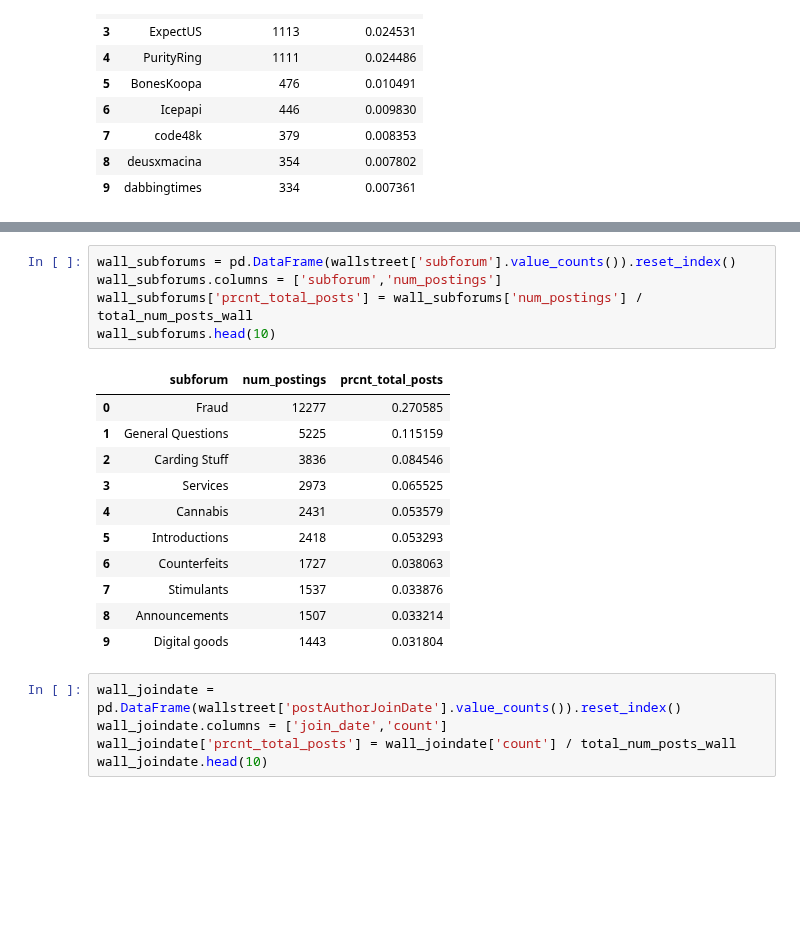
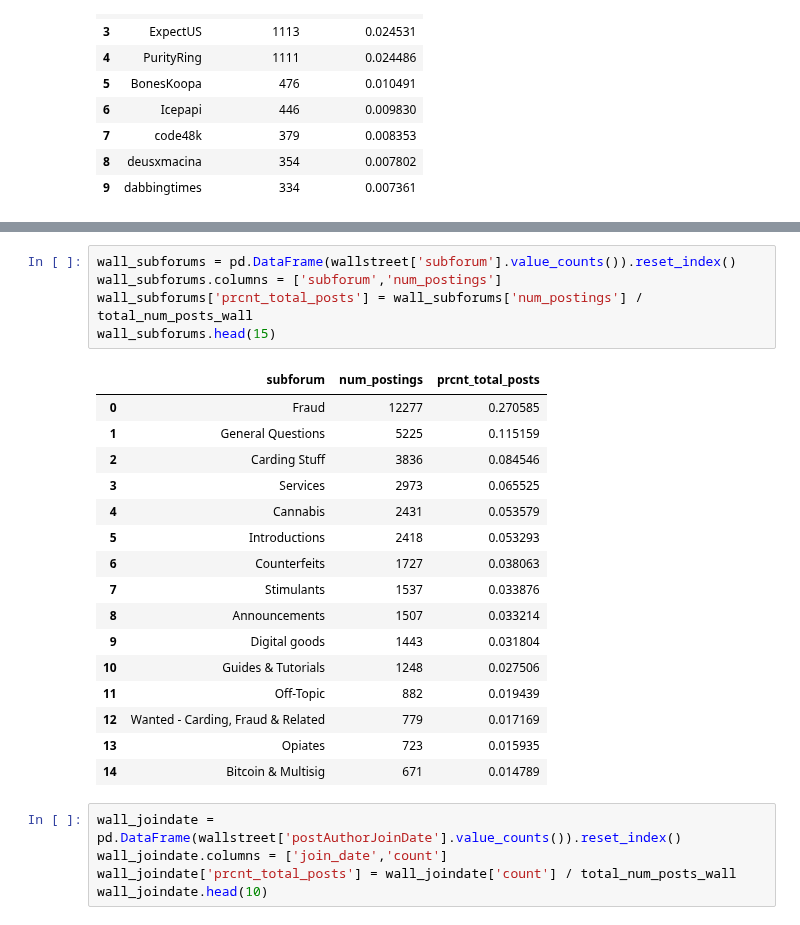
Before and after one commit to Morgan-Sell/darknet-economics, a Jupyter notebook: wallstreet_feat_eng_eda.ipynb, the cells around one changed output, grey strips where cells are left out. Saved outputs shown, nothing was run; the diff lists cells and outputs as text; blank space fills up the shorter version.

```diff
--- a/wallstreet_feat_eng_eda.ipynb
+++ b/wallstreet_feat_eng_eda.ipynb
@@ -228,20 +228,25 @@ wall_threads.head(10)
 # %%
 wall_subforums = pd.DataFrame(wallstreet['subforum'].value_counts()).reset_index()
 wall_subforums.columns = ['subforum','num_postings']
 wall_subforums['prcnt_total_posts'] = wall_subforums['num_postings'] / total_num_posts_wall
-wall_subforums.head(10)
+wall_subforums.head(15)
 # %% [output]
 |  | subforum | num_postings | prcnt_total_posts |
 | 0 | Fraud | 12277 | 0.270585 |
 | 1 | General Questions | 5225 | 0.115159 |
 | 2 | Carding Stuff | 3836 | 0.084546 |
 | 3 | Services | 2973 | 0.065525 |
 | 4 | Cannabis | 2431 | 0.053579 |
 | 5 | Introductions | 2418 | 0.053293 |
 | 6 | Counterfeits | 1727 | 0.038063 |
 | 7 | Stimulants | 1537 | 0.033876 |
 | 8 | Announcements | 1507 | 0.033214 |
 | 9 | Digital goods | 1443 | 0.031804 |
+| 10 | Guides & Tutorials | 1248 | 0.027506 |
+| 11 | Off-Topic | 882 | 0.019439 |
+| 12 | Wanted - Carding, Fraud & Related | 779 | 0.017169 |
+| 13 | Opiates | 723 | 0.015935 |
+| 14 | Bitcoin & Multisig | 671 | 0.014789 |
 # %%
 wall_joindate = pd.DataFrame(wallstreet['postAuthorJoinDate'].value_counts()).reset_index()
 wall_joindate.columns = ['join_date','count']
```
Also changed, not shown: parts of 28 cells of this notebook, 4 other files.
